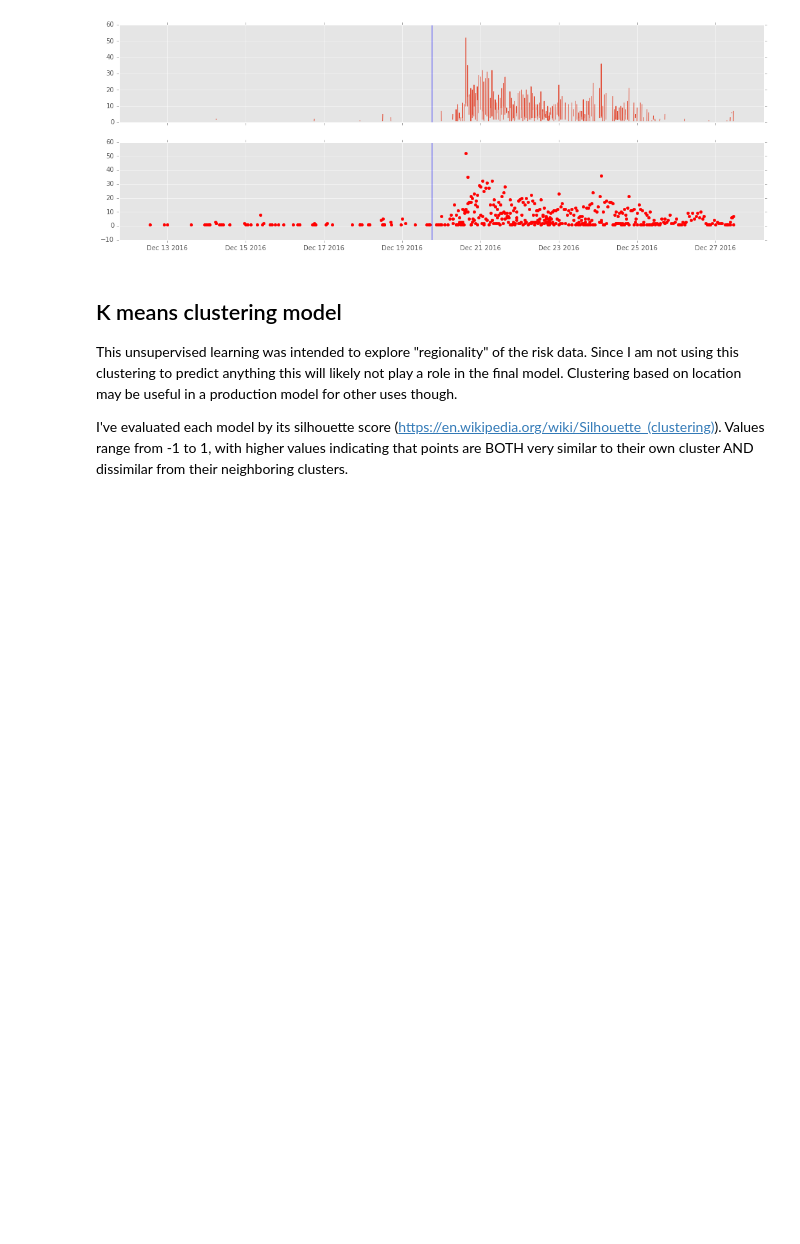
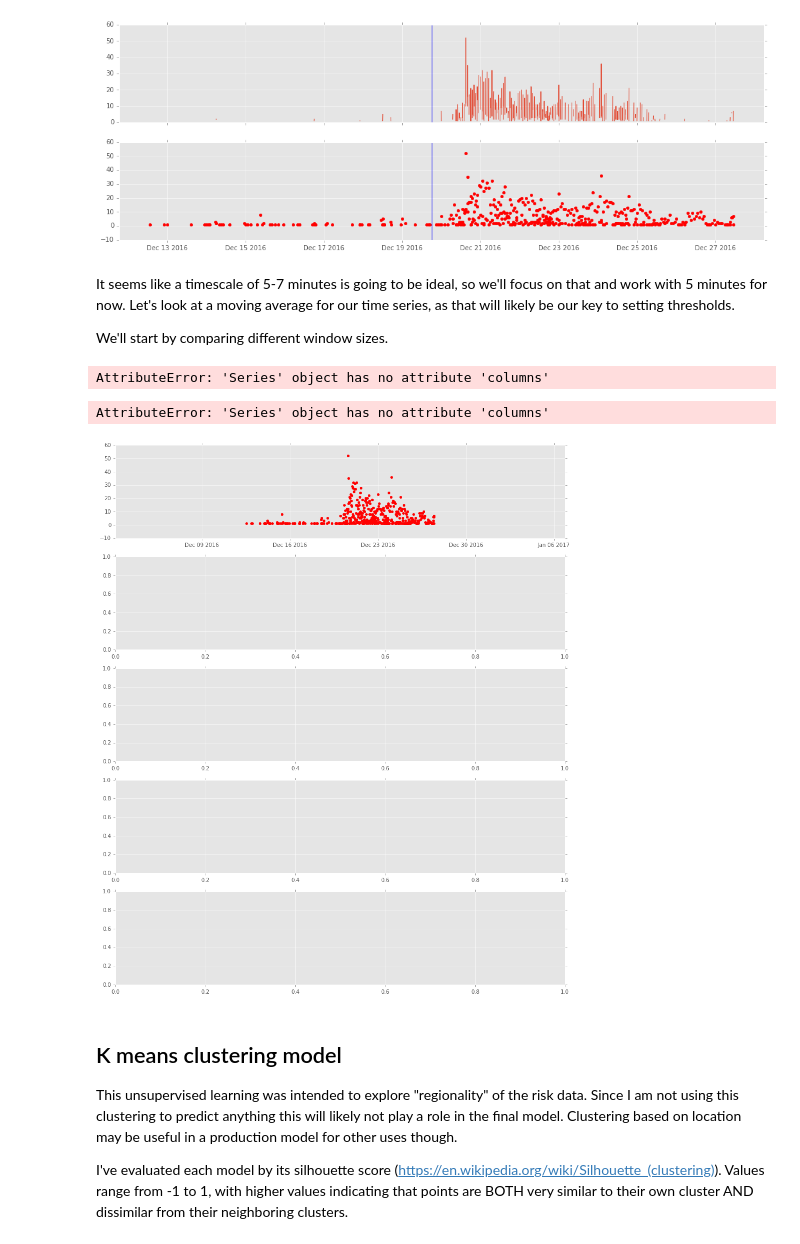
Before and after one commit to brendan-dorsey/stabilitas-thresholds, a Jupyter notebook: initial_eda.ipynb, the cells around one changed output. Saved outputs shown, nothing was run; the diff lists cells and outputs as text; code cells hidden in the pictures; blank space fills up the shorter version.

Commit message:
Try to implement moving average

```diff
--- a/initial_eda.ipynb
+++ b/initial_eda.ipynb
@@ -315,6 +316,34 @@ axes[1].axvline(attack_dtg)
 # %% [output]
 <matplotlib.lines.Line2D at 0x...>
 [figure]
+# %% [markdown]
+It seems like a timescale of 5-7 minutes is going to be ideal, so we'll focus on that and work with 5 minutes for now. Let's look at a moving average for our time series, as that will likely be our key to setting thresholds.
+
+We'll start by comparing different window sizes.
+# %%
+# This is code from a Galvanize lecture on time series.
+# Credit to Matt Drury and Jack Benetto.
+
+def fit_moving_average_trend(series, window=6):
+    return series.rolling(window, center=True)
+
+def plot_moving_average_trend(ax, name, series, window=6):
+    moving_average_trend = fit_moving_average_trend(series, window)
+    ax.scatter(series.index, series.values, color="r")
+    ax.plot(moving_average_trend)
+# %%
+# plt.plot(fit_moving_average_trend(five_mins))
+print [el for el in five_mins.rolling(6)]
+# %% [output]
+AttributeError: 'Series' object has no attribute 'columns'
+# %%
+fig, axs = plt.subplots(5, figsize=(15,18))
+for i, ax in enumerate(axs.flatten()):
+    plot_moving_average_trend(ax, "Window: {}".format(i+6), five_mins, 6+i)
+plt.tight_layout()
+# %% [output]
+AttributeError: 'Series' object has no attribute 'columns'
+[figure, added]
 # %% [markdown]
 ## K means clustering model
 
```
Also changed, not shown: parts of 1 cell of this notebook.
